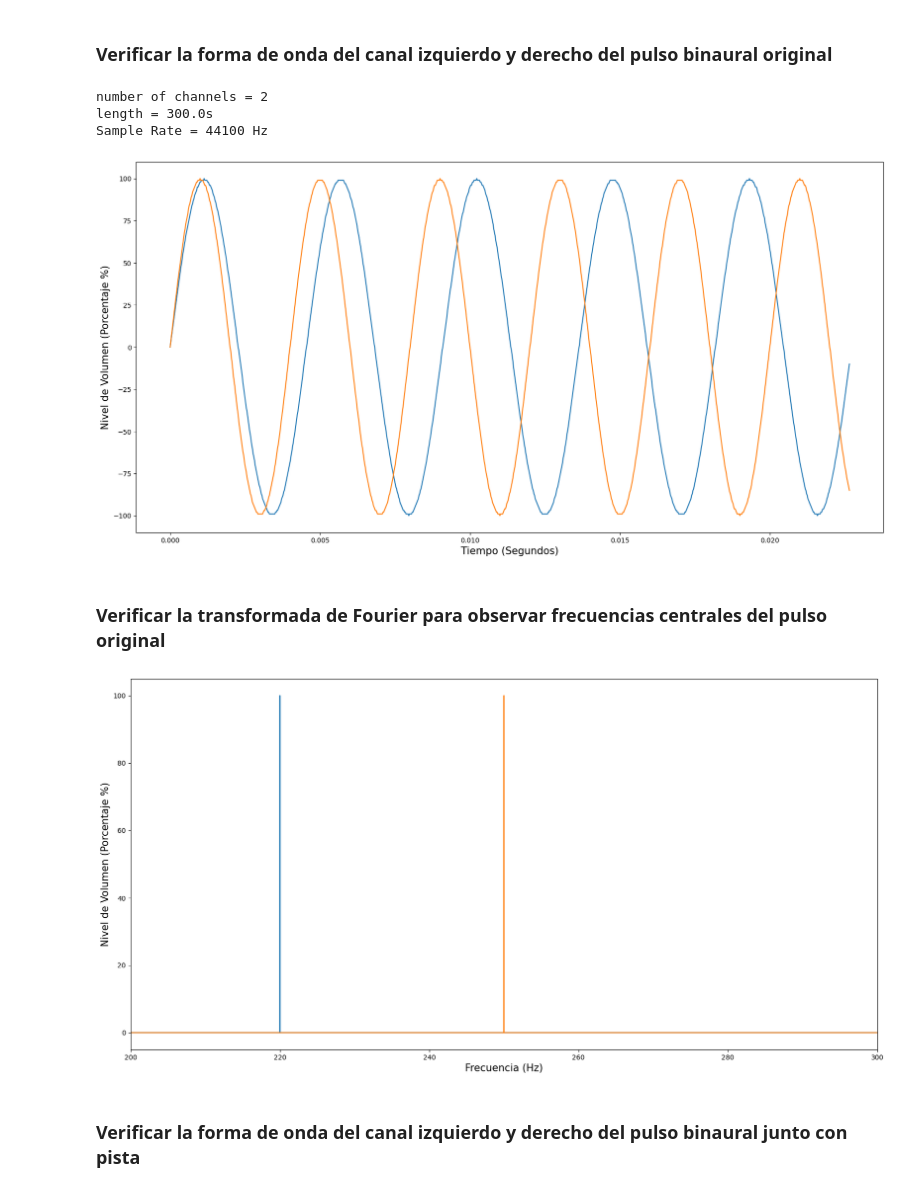
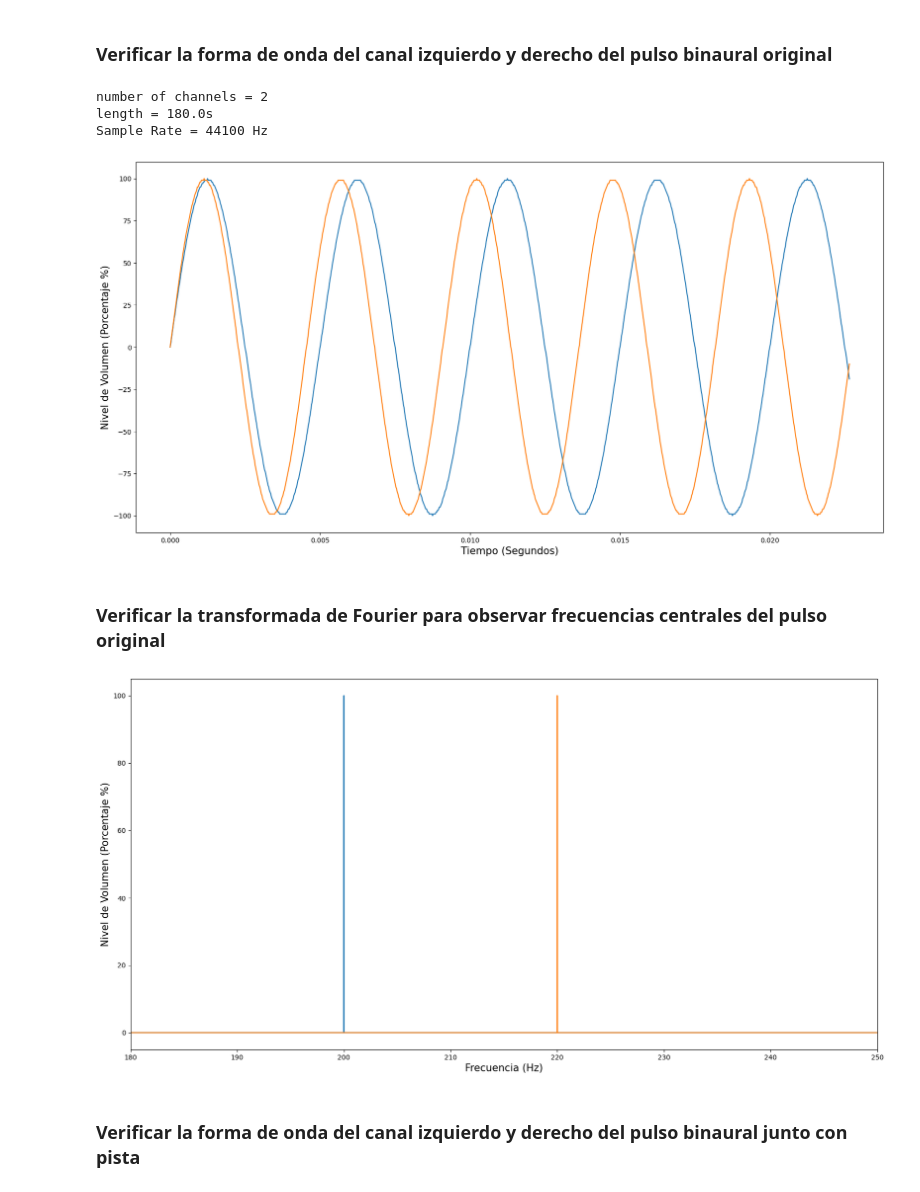
Before and after one commit to Margareth-Vela/Pulsos_Binaurales, a Jupyter notebook: Código/Pulsos_binaurales_constantes.ipynb, the cells around one changed output. Drawn from its saved outputs; the diff is of its cells as text; code cells hidden in the pictures.

```diff
--- a/Código/Pulsos_binaurales_constantes.ipynb
+++ b/Código/Pulsos_binaurales_constantes.ipynb
@@ -131,25 +145,25 @@ mixed.export('beat_plus_carrier.wav',format='wav')
 # %% [markdown]
 ### Verificar la forma de onda del canal izquierdo y derecho del pulso binaural original
 # %%
-samplerate, data = wavfile.read('beat.wav')
+samplerate, data = wavfile.read('beat_mixed.wav')
 print(f"number of channels = {data.shape[1]}")
 length = data.shape[0] / samplerate
 print(f"length = {length}s")
 print(f"Sample Rate = {samplerate} Hz")
 
 xvector=np.linspace(0,length,len(data))
 
 normalized_tone = np.int16((data / data.max()) * 100)
 
 plt.plot(xvector[:1000],normalized_tone[:1000])
 plt.ylabel('Nivel de Volumen (Porcentaje %)', fontsize=15)
 plt.xlabel('Tiempo (Segundos)', fontsize=15)
 plt.show()
 # %% [output]
 number of channels = 2
-length = 300.0s
+length = 180.0s
 Sample Rate = 44100 Hz
-[figure, old version]
+[figure, new version]
 # %% [markdown]
 ### Verificar la transformada de Fourier para observar frecuencias centrales del pulso original
 # %%
@@ -164,13 +178,13 @@ xf1 = rfftfreq(int(N), 1 / samplerate)
 
 plt.plot(xf, (np.abs(yf)/np.abs(yf).max())*100)
 plt.plot(xf1, (np.abs(yf1)/np.abs(yf1).max())*100)
-plt.xlim([200,300])
+plt.xlim([180,250])
 plt.ylabel('Nivel de Volumen (Porcentaje %)', fontsize=15)
 plt.xlabel('Frecuencia (Hz)', fontsize=15)
 # plt.
 plt.show()
 # %% [output]
-[figure, old version]
+[figure, new version]
 # %% [markdown]
 ### Verificar la forma de onda del canal izquierdo y derecho del pulso binaural junto con pista
 # %%
```
Also changed, not shown: parts of 6 cells of this notebook, 4 other files.
